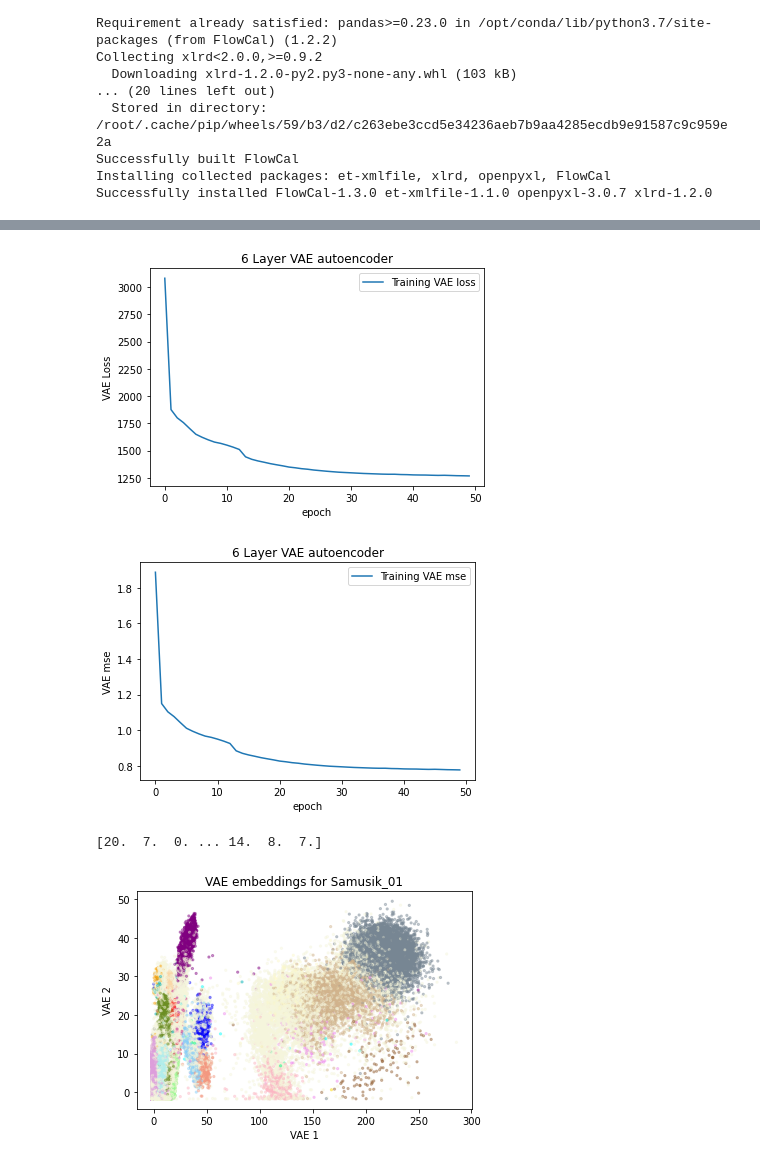
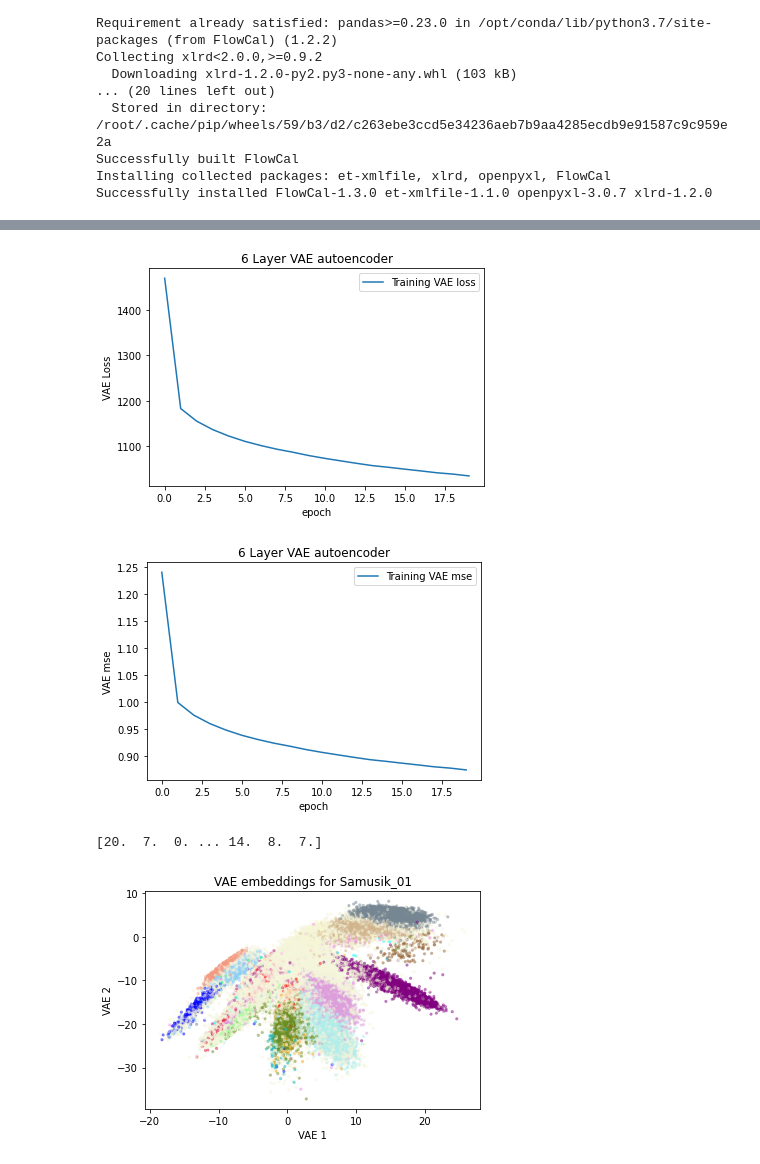
Before and after one commit to robbywaxman/GDAFinalProject, a Jupyter notebook: autoencoders-for-scrna-nonlinear-embeddings.ipynb, the cells around one changed output, grey strips where cells are left out. Drawn from its saved outputs; the diff is of its cells as text; code cells hidden in the pictures.

Commit message:
Fixed s01 input to relevant features

```diff
--- a/autoencoders-for-scrna-nonlinear-embeddings.ipynb
+++ b/autoencoders-for-scrna-nonlinear-embeddings.ipynb
@@ -160,0 +52,9 @@ TestDG = DataGenerator([FCS_data[8]], [labels[8]])
+# %%
+data_dir = "../input/samusik-scrna-data/"
+s01 = FlowCal.io.FCSData(data_dir + "BM2_cct_normalized_01_non-Neutrophils.fcs")
+
+# Only relevant indexes are 10-47
+s01 = s01[:, 10:47]
+
+s01 = np.arcsinh(np.array(s01))
+print(s01.shape)
@@ -206,9 +121,6 @@ plt.savefig("2layerMetrics")
 """
 Embeddings generated by simplest FF Model
 """
-s01 = FlowCal.io.FCSData(FCS_data[0])
-s01 = np.arcsinh(np.array(s01))
-
 simple_encoder = AE2layer.get_layer("encoder")
 s01_encoding = simple_encoder(s01)
 
@@ -278,8 +210,6 @@ plt.savefig("6layerMetrics")
 """
 Embeddings generated by 6 layer
 """
-s01 = FlowCal.io.FCSData(FCS_data[0])
-s01 = np.arcsinh(np.array(s01))
 
 e1 = AE6layer.get_layer("encoder1")
 e2 = AE6layer.get_layer("encoder2")
@@ -306,7 +236,4 @@ samusik_all = np.arcsinh(samusik_all)
 # %%
-s01 = FlowCal.io.FCSData(FCS_data[0])
-s01 = np.arcsinh(np.array(s01))
-
 def rec_loss(y_true, y_pred):
     """ Reconstruction error """
 
@@ -343,42 +270,28 @@ os.environ['PYTHONHASHSEED'] = '42'
 
 stdev = 1
 
-x = Input(shape=(51,), name="input")
+x = Input(shape=(37,), name="input")
 E1 = Dense(20, activation="selu", name="E1")(x)
 E2 = Dense(10, activation="selu", name="E2")(E1)
-mu = Dense(2, activation="selu", name="mu")(E2)
-log_var = Dense(2, activation="selu", name="log_var")(E2)
+mu = Dense(2, name="mu")(E2)
+log_var = Dense(2, name="log_var")(E2)
 
 KL = KLDivergenceLayer(name="KL")([mu, log_var])
 sigma = Lambda(lambda t: K.exp(.5*t), name="sigma")(log_var)
-
-#eps = Input(tensor=K.random_normal(stddev=1.0,
-#                                   shape=(K.shape(x)[0], 2)), name="eps")
-#z_eps = Multiply(name="zeps")([sigma, eps])
 
 z_eps = Multiply(name="z_eps")([sigma, K.random_normal(stddev=stdev,shape=(K.shape(x)[0], 2))])
 z = Add(name="z")([mu, z_eps]) # not zeps
 
 D1 = Dense(10, activation="selu", name="D1")(z)
 D2 = Dense(20, activation="selu", name="D2")(D1)
-D3 = Dense(51, activation="selu", name="D3")(D2)
+D3 = Dense(37, name="D3")(D2)
 
 VAE = Model(inputs=x, outputs=D3)
 VAE.compile(loss=rec_loss, optimizer="adam", metrics=["mse"])
 
-"""
-VAE_history = VAE.fit(x=(s01, s01),
-                      use_multiprocessing=True,
-                      workers=-1,
-                      epochs=50,
-                      shuffle=True,
-                      validation_data=ValidateDG)
-"""
 VAE_history = VAE.fit(s01, s01,
                       use_multiprocessing=True,
                       workers=-1,
-                      epochs=50,
-                      #batch_size=100,
+                      epochs=20,
                       shuffle=True)
-                      #validation_data=ValidateDG)
 # %% [output]
@@ -406,7 +319,6 @@ Epoch 50/50
 
 plt.figure(1)
 plt.plot(VAE_history.history["loss"])
-#plt.plot(VAE_history.history["val_loss"])
 plt.xlabel("epoch")
 plt.ylabel("VAE Loss")
 plt.legend(["Training VAE loss", "Validation VAE loss"])
@@ -415,7 +327,6 @@ plt.savefig("VAELoss")
 
 plt.figure(2)
 plt.plot(VAE_history.history["mse"])
-#plt.plot(VAE_history.history["val_loss"])
 plt.xlabel("epoch")
 plt.ylabel("VAE mse")
 plt.legend(["Training VAE mse", "Validation VAE mse"])
@@ -425,34 +336,31 @@ plt.savefig("VAEMSE")
 
 #VAE.evaluate(x=TestDG, use_multiprocessing=True, workers=-1)
 # %% [output]
-[figure, old version]
+[figure, new version]
-[figure, old version]
+[figure, new version]
 # %%
 """
 Embeddings generated by VAE 6 layer
 """
-s01 = FlowCal.io.FCSData(FCS_data[0])
-s01 = np.arcsinh(np.array(s01))
-
 e1 = VAE.get_layer("E1")
 e2 = VAE.get_layer("E2")
 e3 = VAE.get_layer("mu")
 s01_mu = e3(e2(e1(s01)))
 
 labels = np.array(pd.read_csv(data_dir + "population_assignments01.csv")["Population"])
 print(labels)
 
 color_list = ["beige","violet","red","blue","lightsalmon", "cyan","orchid", "plum", 'olivedrab', 'palegreen', 'gold', 'tan', 'slategray','lemonchiffon', "paleturquoise","pink","crimson","orange","mediumvioletred","lightskyblue","navajowhite","sienna","springgreen","c","purple"]
 cmap_own = matplotlib.colors.LinearSegmentedColormap.from_list("", color_list)
 
 plt.figure()
 plt.scatter(s01_mu[:, 0], s01_mu[:, 1], c = labels,s=5, alpha=0.4, cmap = cmap_own)
 plt.xlabel("VAE 1")
 plt.ylabel("VAE 2")
 plt.title("VAE embeddings for Samusik_01")
 plt.savefig("VAE embeddings samusik_01")
 
 np.save("s01_vae", s01_mu)
 # %% [output]
 [20.  7.  0. ... 14.  8.  7.]
-[figure, old version]
+[figure, new version]
```
Also changed, not shown: parts of 12 cells of this notebook, 10 other files.
